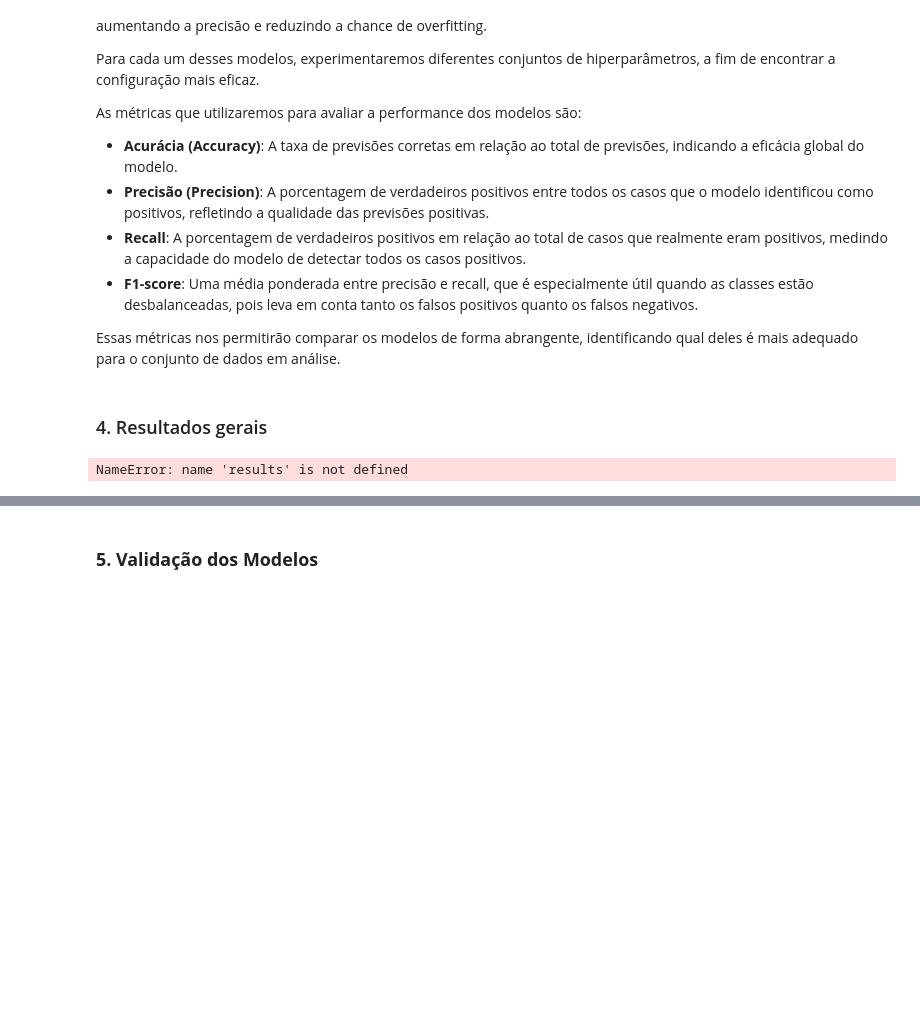
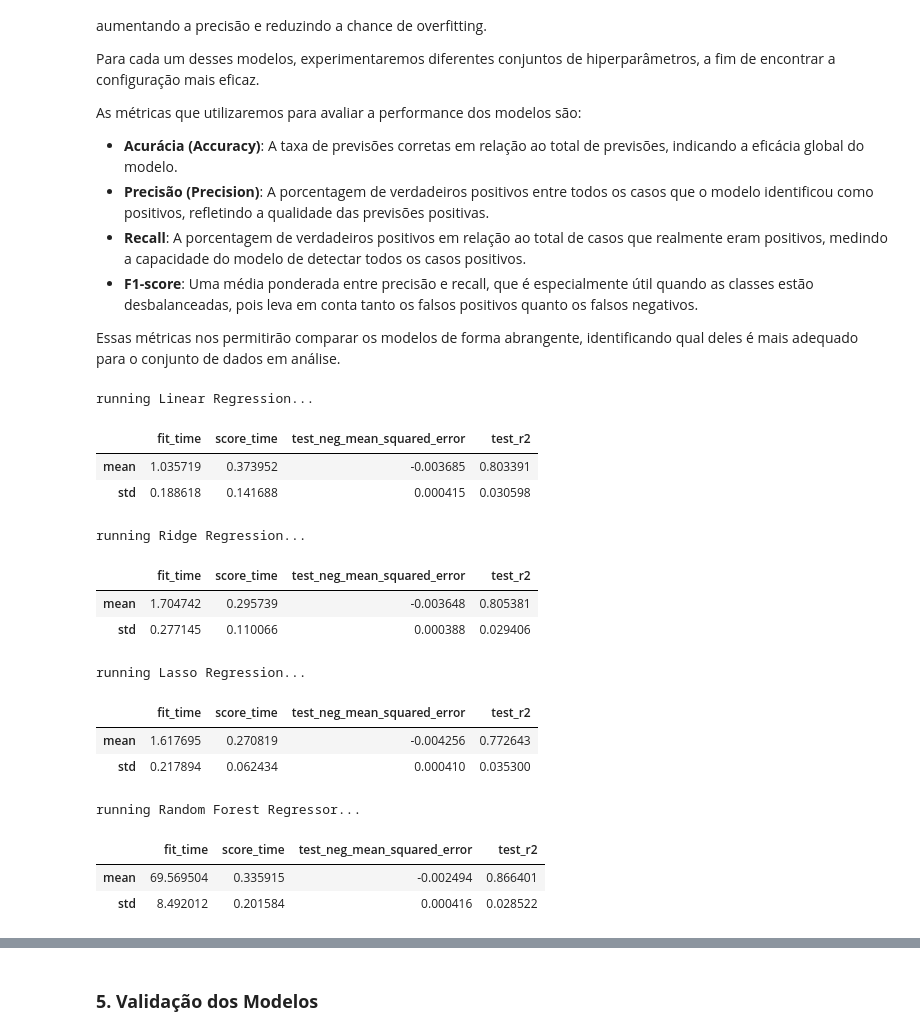
Before and after one commit to KesavaS2/Kesava_Menezes, a Jupyter notebook: notebooks/ 02-comparative_analysis.ipynb, the cells around one changed output, grey strips where cells are left out. Drawn from its saved outputs; the diff is of its cells as text; code cells hidden in the pictures; blank space fills up the shorter version.

```diff
--- a/notebooks/ 02-comparative_analysis.ipynb
+++ b/notebooks/ 02-comparative_analysis.ipynb
@@ -773,21 +785,48 @@ models = [
     }),
 ]
 # %%
-def highlight_best(s, props=''):
-    if s.name[1] != 'std':
-        if s.name[0].endswith('time'):
-            return np.where(s == np.nanmin(s.values), props, '')
-        return np.where(s == np.nanmax(s.values), props, '')
+results = pd.DataFrame({})
+cross_validate_grid_search = KFold(n_splits=n_folds_grid_search)
+cross_validate_comparative_analysis = ShuffleSplit(n_splits=n_splits_comparative_analysis, test_size=test_size, random_state=random_state)
 
-display(Markdown("### 4. Resultados gerais"))
-(
-    results
-    .groupby('model_name')
-    .agg(['mean', 'std']).T
-    .style
-    .apply(highlight_best, props='color:white;background-color:gray;font-weight: bold;', axis=1)
-    .set_table_styles([{'selector': 'td', 'props': 'text-align: center;'}])
-)
+for model_name, model_object, model_parameters in models:
+    print(f"running {model_name}...")
+    model_grid_search = GridSearchCV(
+        estimator=model_object,
+        param_grid=model_parameters,
+        scoring=scoring,
+        n_jobs=-1,
+        cv=cross_validate_grid_search
+    )
+    approach = Pipeline(steps=[
+        ('preprocessor', preprocessor),
+        ('model', model_grid_search)
+    ])
+    scores = cross_validate(
+        estimator=approach,
+        X=X,
+        y=y,
+        cv=cross_validate_comparative_analysis,
+        n_jobs=-1,
+        scoring=metrics
+    )
+    scores['model_name'] = [model_name] * n_splits_comparative_analysis
+    display(pd.DataFrame(scores).drop(columns=['model_name']).agg(['mean', 'std']))
+    results = pd.concat([results, pd.DataFrame(scores)], ignore_index=True)
 # %% [output]
-### 4. Resultados gerais
-NameError: name 'results' is not defined
+running Linear Regression...
+|  | fit_time | score_time | test_neg_mean_squared_error | test_r2 |
+| mean | 1.035719 | 0.373952 | -0.003685 | 0.803391 |
+| std | 0.188618 | 0.141688 | 0.000415 | 0.030598 |
+running Ridge Regression...
+|  | fit_time | score_time | test_neg_mean_squared_error | test_r2 |
+| mean | 1.704742 | 0.295739 | -0.003648 | 0.805381 |
+| std | 0.277145 | 0.110066 | 0.000388 | 0.029406 |
+running Lasso Regression...
+|  | fit_time | score_time | test_neg_mean_squared_error | test_r2 |
+| mean | 1.617695 | 0.270819 | -0.004256 | 0.772643 |
+| std | 0.217894 | 0.062434 | 0.000410 | 0.035300 |
+running Random Forest Regressor...
+|  | fit_time | score_time | test_neg_mean_squared_error | test_r2 |
+| mean | 69.569504 | 0.335915 | -0.002494 | 0.866401 |
+| std | 8.492012 | 0.201584 | 0.000416 | 0.028522 |
```
Also changed, not shown: parts of 10 cells of this notebook.
